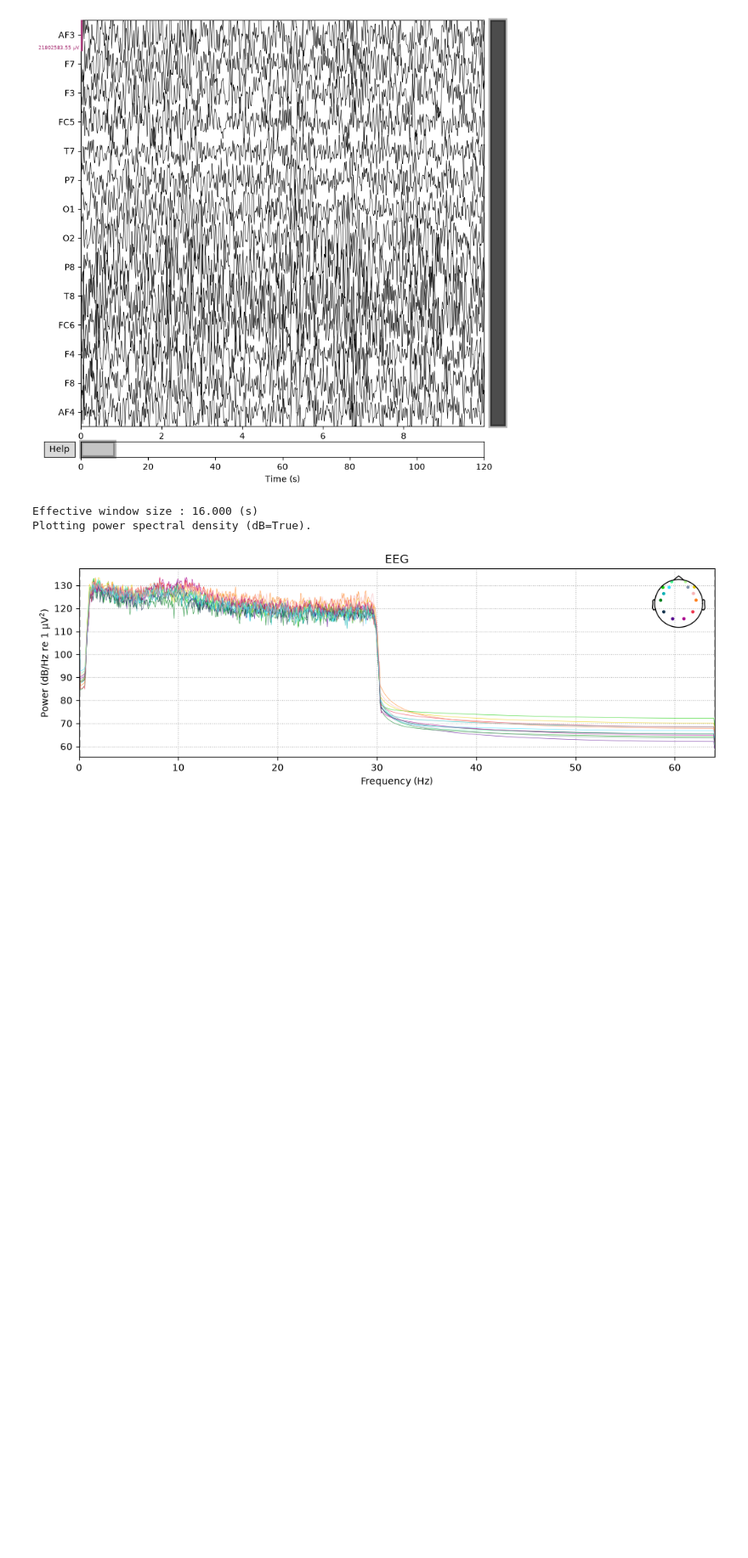
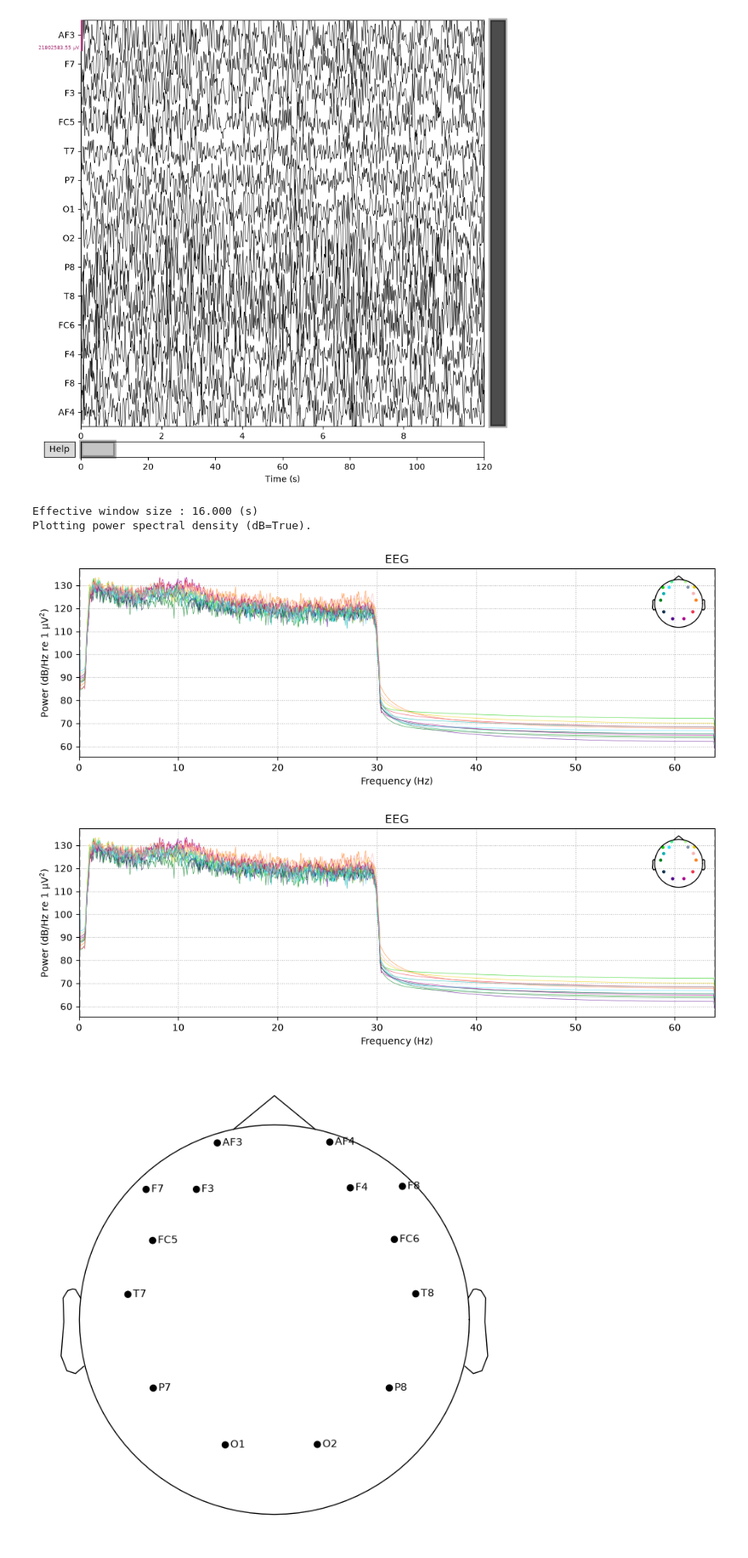
Before and after one commit to soniya-builds/BCI-EEG-Signal-Classification, a Jupyter notebook: Data_Preparation.ipynb, the cells around one changed output. Shown at 85% size. Cells and saved outputs as stored; diff of their text form; code cells hidden in the pictures; blank space fills up the shorter version.

```diff
--- a/Data_Preparation.ipynb
+++ b/Data_Preparation.ipynb
@@ -135,3 +135,8 @@ raw.compute_psd().plot()
 Effective window size : 16.000 (s)
 Plotting power spectral density (dB=True).
 [figure]
+# %%
+raw.plot_sensors(show_names=True)
+# %% [output]
+[figure, added]
+[figure, added]
```
Also changed, not shown: parts of 3 cells of this notebook.
